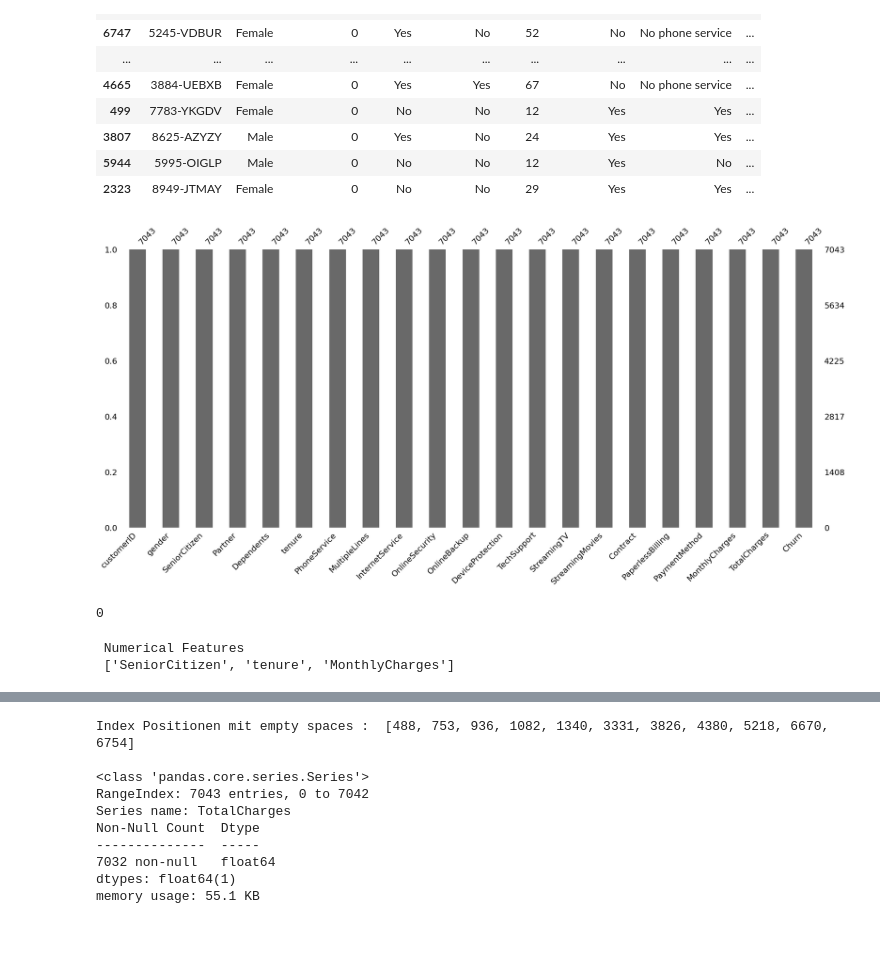
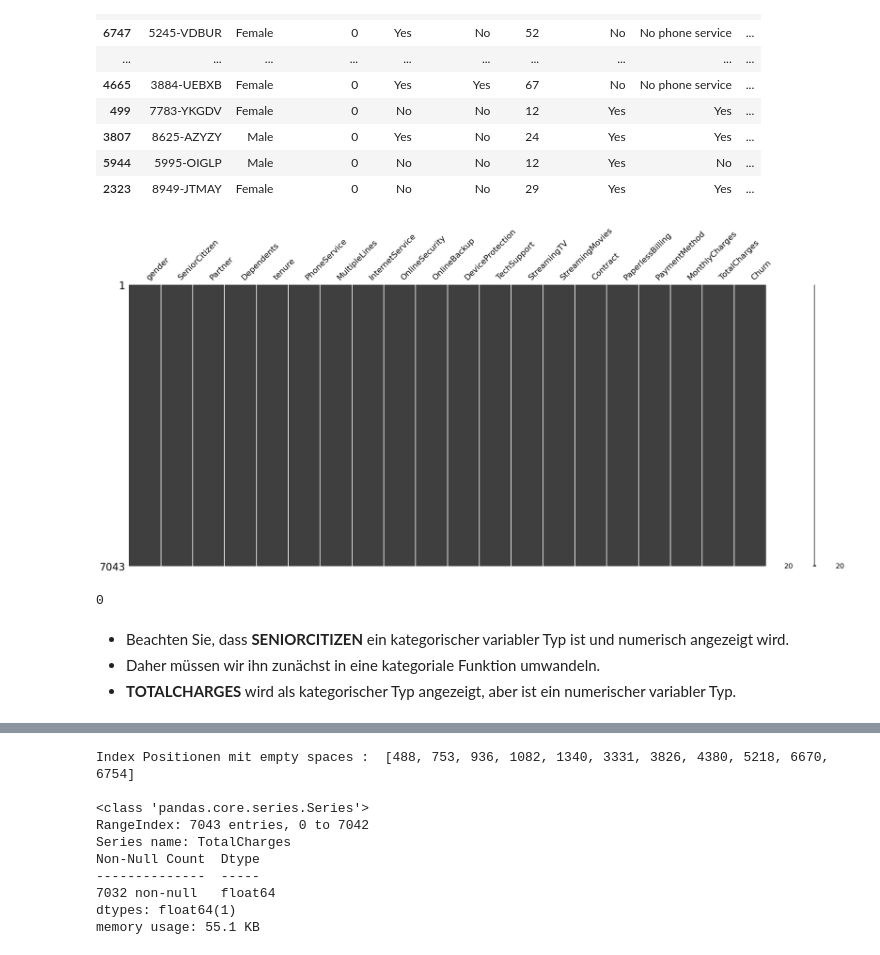
Before and after one commit to awildt01/Predicting-Churn, a Jupyter notebook: churn_dev1.ipynb, the cells around one changed output, grey strips where cells are left out. Cells and saved outputs as stored; diff of their text form; code cells hidden in the pictures.

```diff
--- a/churn_dev1.ipynb
+++ b/churn_dev1.ipynb
@@ -255,23 +255,15 @@ df.sample(50,random_state=49)
 | 2323 | 8949-JTMAY | Female | 0 | No | No | 29 | Yes | Yes | ... |
 # %%
 # Überfrüfung von fehlende Werte
-msno.bar(df);
+msno.matrix(df);
 # %% [output]
-[figure, old version]
+[figure, new version]
 # %%
 # Duplikatsprüfung
 df.duplicated().sum()
 # %% [output]
 0
-# %%
-categorical_features = df.select_dtypes(include=[object]).columns
-categorical_features = categorical_features.to_list()
-
-
-numerical_features = df.select_dtypes(include=[np.float64,np.int64]).columns
-numerical_features = numerical_features.to_list()
-#numerical_features = list(df.select_dtypes(include=[np.float64,np.int64]).columns.difference(['SENIORCITIZEN']))
-print('\n', 'Numerical Features', '\n', numerical_features, '\n')
-# %% [output]
- Numerical Features
- ['SeniorCitizen', 'tenure', 'MonthlyCharges']
+# %% [markdown]
+- Beachten Sie, dass **SENIORCITIZEN** ein kategorischer variabler Typ ist und numerisch angezeigt wird.
+- Daher müssen wir ihn zunächst in eine kategoriale Funktion umwandeln.
+- **TOTALCHARGES** wird als kategorischer Typ angezeigt, aber ist ein numerischer variabler Typ.
```
Also changed, not shown: parts of 10 cells of this notebook.
